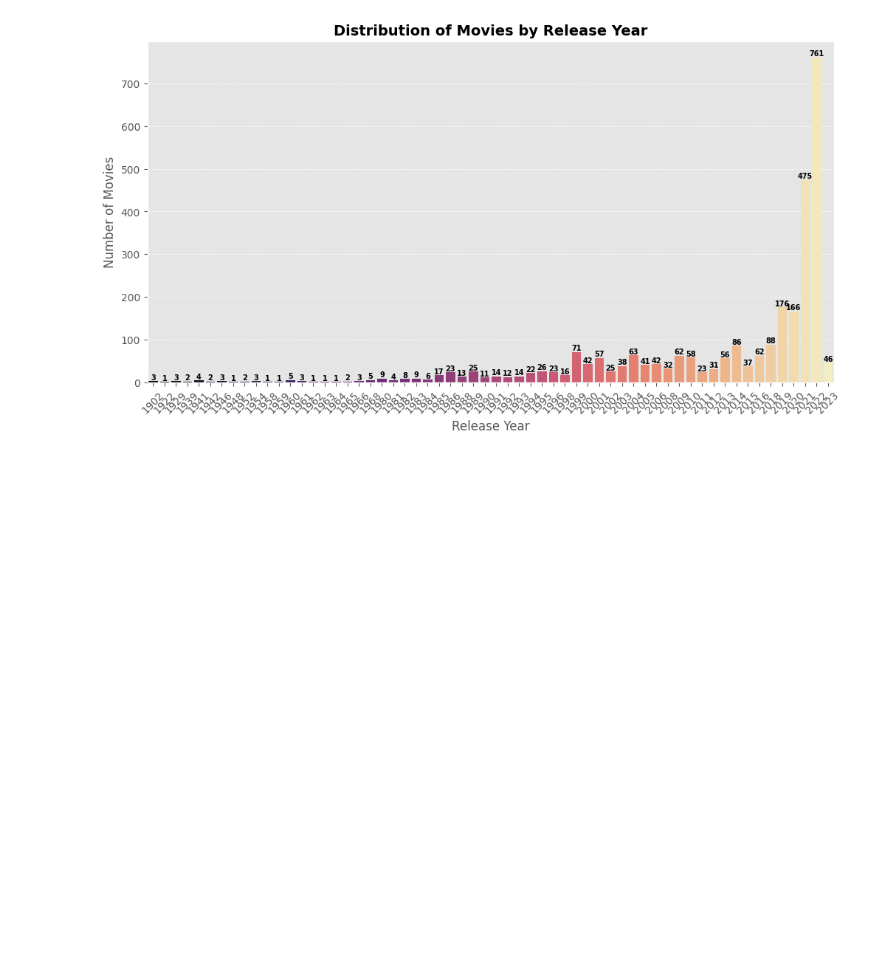
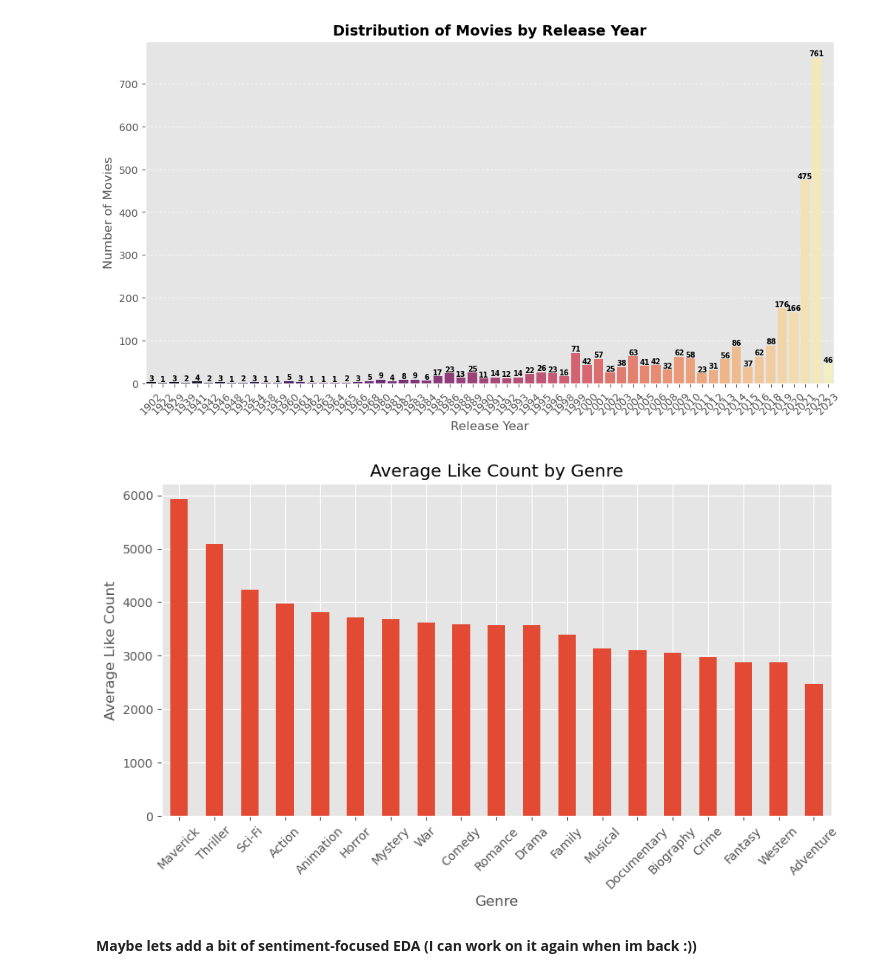
Before and after one commit to meralegre/Big_Data_IMDb, a Jupyter notebook: letterbox_eda.ipynb, the cells around one changed output. Drawn from its saved outputs; the diff is of its cells as text; code cells hidden in the pictures; blank space fills up the shorter version.

```diff
--- a/letterbox_eda.ipynb
+++ b/letterbox_eda.ipynb
@@ -222,3 +227,18 @@ Passing `palette` without assigning `hue` is deprecated and will be removed in v
 
   ax = sns.barplot(x=release_year_counts.index, y=release_year_counts.values, palette="magma")
 [figure]
+# %%
+genre_engagement = letterbox_data.groupby("genre").agg(
+    avg_like_count=("Like count", "mean"),
+).sort_values(by="avg_like_count", ascending=False)
+
+plt.figure(figsize=(10, 5))
+genre_engagement["avg_like_count"].plot(kind="bar", title="Average Like Count by Genre")
+plt.xlabel("Genre")
+plt.ylabel("Average Like Count")
+plt.xticks(rotation=45)
+plt.show()
+# %% [output]
+[figure, added]
+# %% [markdown]
+**Maybe lets add a bit of sentiment-focused EDA (I can work on it again when im back :))**
```
Also changed, not shown: parts of 6 cells of this notebook.
